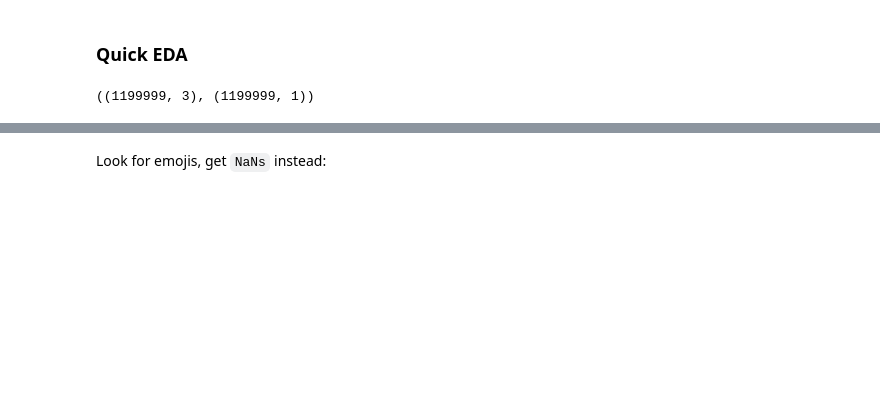
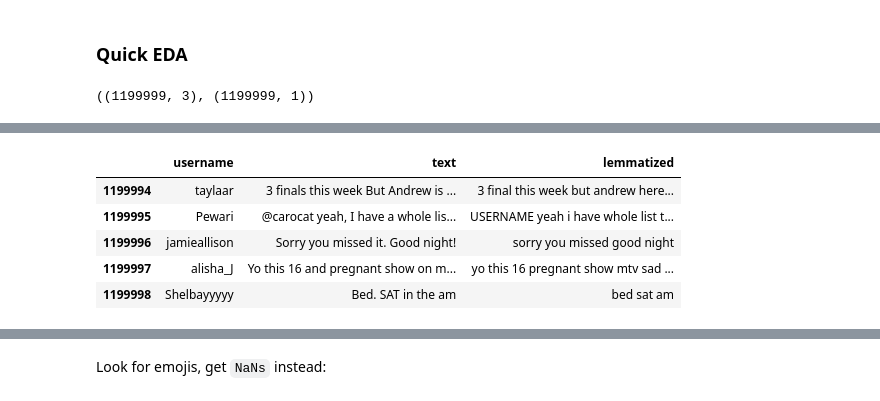
Before and after one commit to BigBangData/NaturalLanguageProcessing, a Jupyter notebook: sentiment140/04_Twitter_Sentiment_Analysis_Preprocess_BoW.ipynb, the cells around one changed output, grey strips where cells are left out. Drawn from its saved outputs; the diff is of its cells as text; code cells hidden in the pictures; blank space fills up the shorter version.

```diff
--- a/sentiment140/04_Twitter_Sentiment_Analysis_Preprocess_BoW.ipynb
+++ b/sentiment140/04_Twitter_Sentiment_Analysis_Preprocess_BoW.ipynb
@@ -57,3 +62,12 @@ X_train.head()
+# %%
+X_train.tail()
+# %% [output]
+|  | username | text | lemmatized |
+| 1199994 | taylaar | 3 finals this week But Andrew is ... | 3 final this week but andrew here... |
+| 1199995 | Pewari | @carocat yeah, I have a whole lis... | USERNAME yeah i have whole list t... |
+| 1199996 | jamieallison | Sorry you missed it. Good night! | sorry you missed good night |
+| 1199997 | alisha_J | Yo this 16 and pregnant show on m... | yo this 16 pregnant show mtv sad ... |
+| 1199998 | Shelbayyyyy | Bed. SAT in the am | bed sat am |
 # %%
 y_train.head()
 # %% [output]
```
Also changed, not shown: parts of 31 cells of this notebook, 2 other files.
